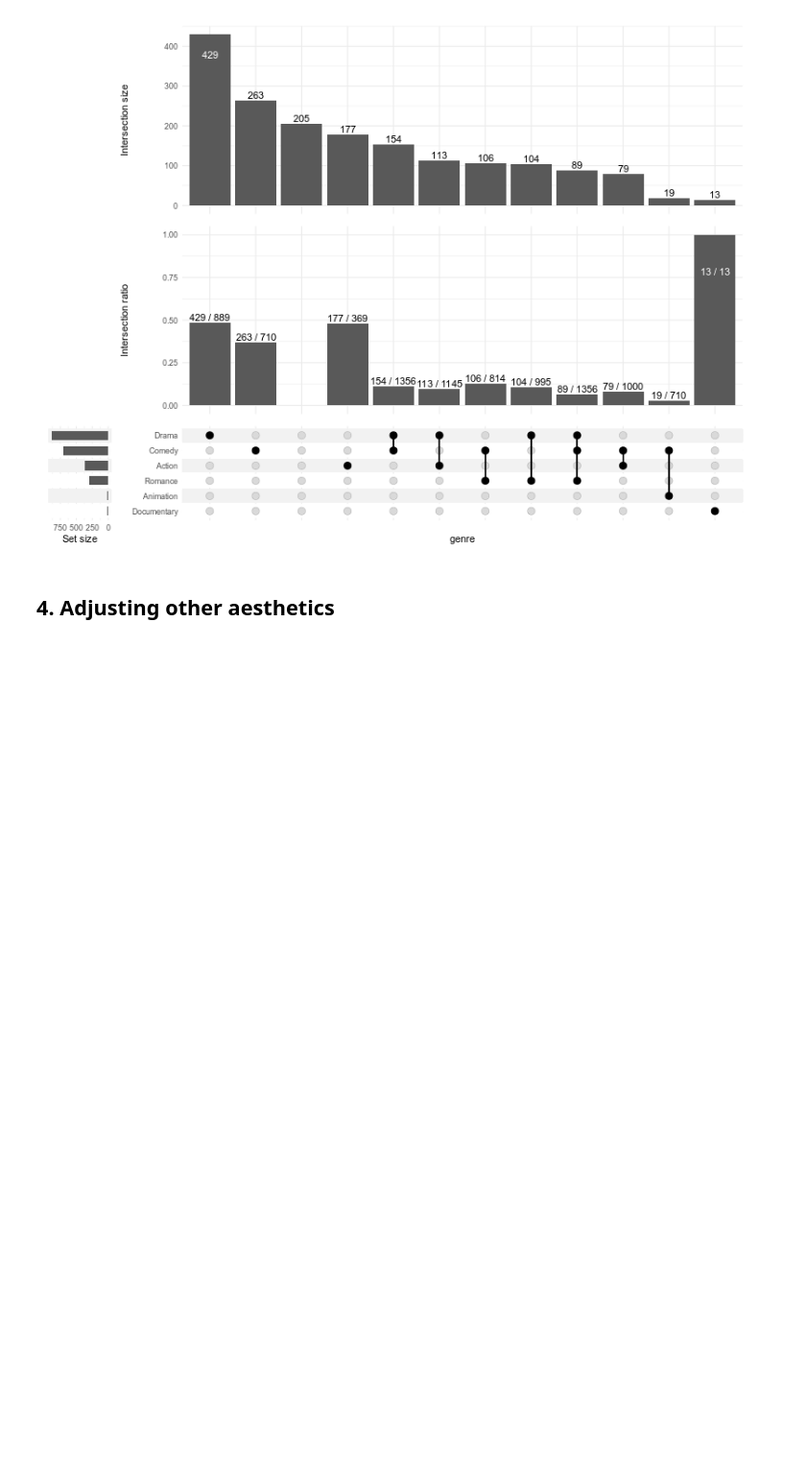
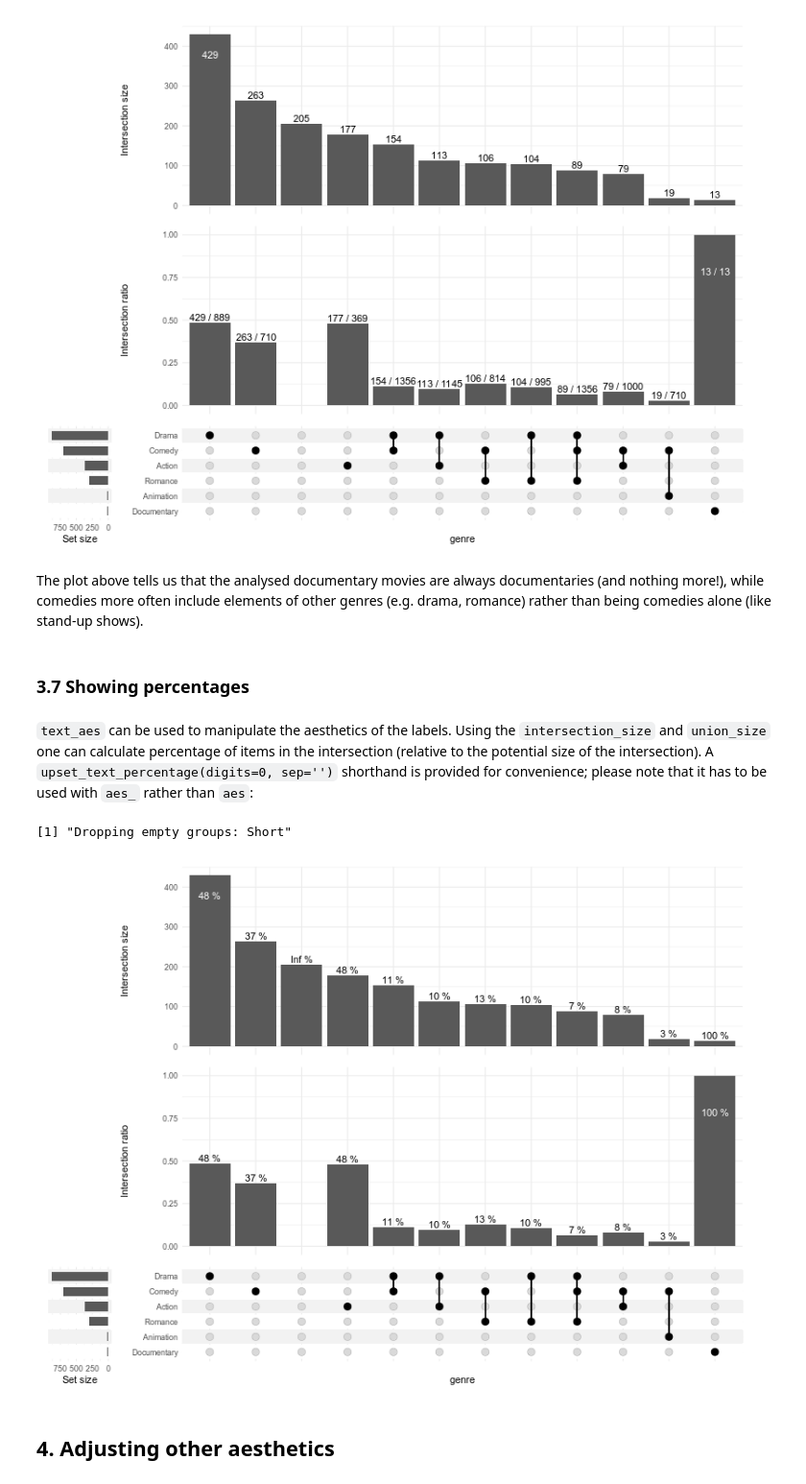
Before and after one commit to krassowski/complex-upset, a Jupyter notebook: Examples.ipynb, the cells around one changed output. Shown at 96% size. Cells and saved outputs as stored; diff of their text form; code cells hidden in the pictures; blank space fills up the shorter version.

Commit message:
Update examples with upset_text_percentage()

```diff
--- a/Examples.ipynb
+++ b/Examples.ipynb
@@ -420,6 +420,26 @@ upset(
 # %% [output]
 [1] "Dropping empty groups: Short"
 [figure]
+# %% [markdown]
+The plot above tells us that the analysed documentary movies are always documentaries (and nothing more!), while comedies more often include elements of other genres (e.g. drama, romance) rather than being comedies alone (like stand-up shows).
+# %% [markdown]
+### 3.7 Showing percentages
+# %% [markdown]
+`text_aes` can be used to manipulate the aesthetics of the labels. Using the `intersection_size` and `union_size` one can calculate percentage of items in the intersection (relative to the potential size of the intersection). A `upset_text_percentage(digits=0, sep='')` shorthand is provided for convenience; please note that it has to be used with `aes_` rather than `aes`:
+# %%
+%%R -w 800 -h 600
+upset(
+    movies, genres, name='genre', width_ratio=0.1, min_size=10,
+    base_annotations=list(
+        # with manual aes specification:
+        'Intersection size'=intersection_size(text_aes=aes(label=paste0(round(intersection_size/union_size * 100), '%'))),
+        # using shorthand:
+        'Intersection ratio'=intersection_ratio(text_aes=aes_(label=upset_text_percentage()))
+    )
+)
+# %% [output]
+[1] "Dropping empty groups: Short"
+[figure, added]
 # %% [markdown]
 ## 4. Adjusting other aesthetics
 # %% [markdown]
```
Also changed, not shown: parts of 1 cell of this notebook.
